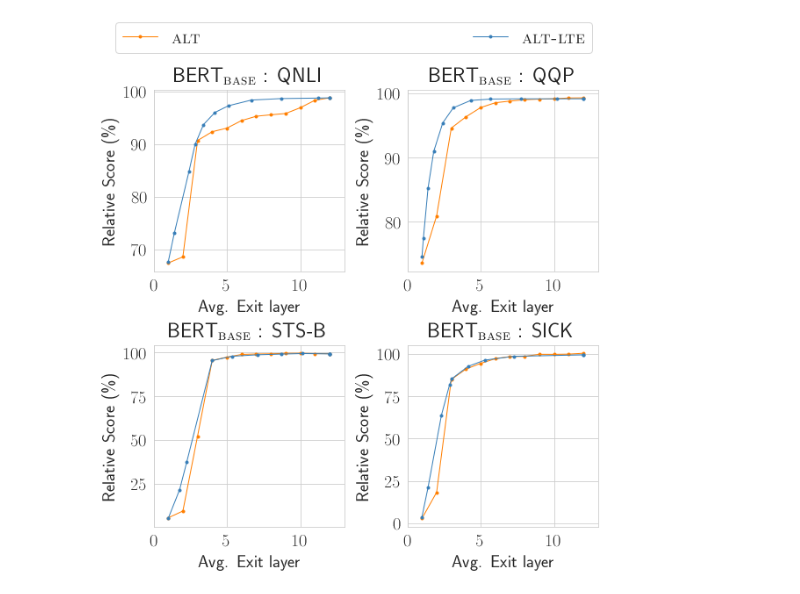
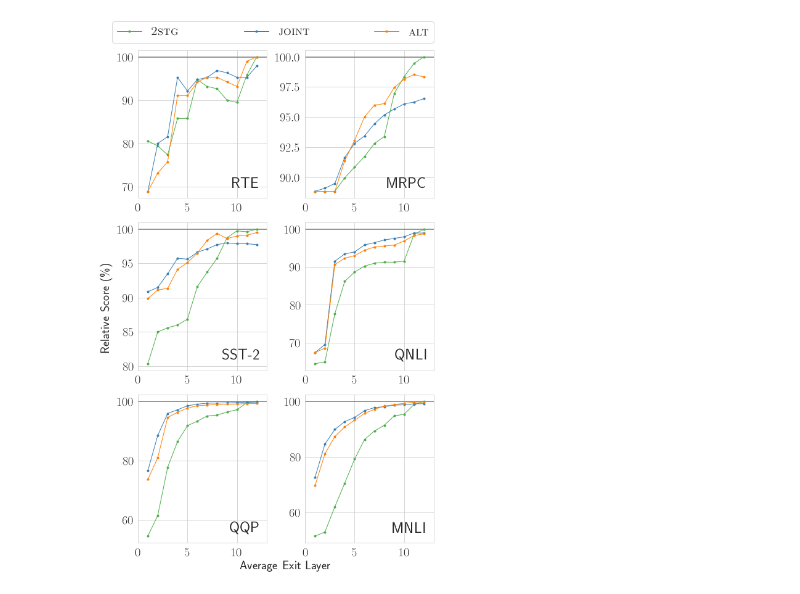
Before and after one commit to castorini/berxit, a Jupyter notebook: plotting/plot.ipynb, the cells around one changed output. Cells and saved outputs as stored; diff of their text form; code cells hidden in the pictures.

Commit message:
Update plotting (EACL camera ready)

```diff
--- a/plotting/plot.ipynb
+++ b/plotting/plot.ipynb
@@ -21,8 +21,8 @@ palette = {
 colors = {
     'two_stage': palette['green'],
     'all': palette['blue'],
-    'all_alternate': palette['orange'], 'alternate': palette['orange'],
-    'all_alternate-lte': palette['blue'], 'alternate-lte': palette['blue'],
+    'alternate': palette['orange'], 'alternate': palette['orange'],
+    'alternate-lte': palette['blue'], 'alternate-lte': palette['blue'],
     'self_distil': palette['blue'],
     'limit': palette['brown'],
 }
@@ -99,7 +99,7 @@ def plot_acc_by_layer(axis, data, ref_acc):
 # %%
 # Input arguments
 model = 'bert-base'
-plot_target = 2
+plot_target = 0
 testset = False
 
 model_formal_name = {
@@ -125,7 +125,7 @@ columns = 2
 original_model = model
 dual_model = False
 if plot_target == 0:
-    routines = ['two_stage', 'all', 'all_alternate']
+    routines = ['two_stage', 'all', 'alternate']
     if model in ['bert-base']:
         datasets = ['RTE', 'MRPC', 'SST-2', 'QNLI', 'QQP', 'MNLI']
     elif model in ['rna-base']:
@@ -138,13 +138,13 @@ if plot_target == 0:
     elif model in ['bnr-large']:
         # appendix
         datasets = ['MRPC', 'MRPC', 'SST-2', 'SST-2', 'MNLI', 'MNLI']
-        routines = ['two_stage', 'all_alternate', 'self_distil']
+        routines = ['two_stage', 'alternate', 'self_distil']
         dual_model = ['bert-large', 'roberta-large',
                       'bert-large', 'roberta-large',
                       'bert-large', 'roberta-large']
 
 elif plot_target == 1:
-    routines = ['all', 'all_alternate', 'limit']
+    routines = ['all', 'alternate', 'limit']
     if model in ['bert-base']:
         datasets = ['RTE', 'MRPC', 'SST-2', 'QNLI', 'QQP', 'MNLI']
     elif model in ['rna-base']:
@@ -180,7 +180,6 @@ fig, axes = plt.subplots(M, N, figsize=sizes)
 axes = axes.reshape([-1])
 
 
-
 # distilbert_data = DistilbertData()
 for i_dataset, dataset in enumerate(datasets):
     if dual_model:
@@ -203,7 +202,7 @@ for i_dataset, dataset in enumerate(datasets):
                 data_obj,
                 ref_acc
             )
-            if model == 'bert-base' and plot_target == 1 and routine == 'all_alternate':
+            if model == 'bert-base' and plot_target == 1 and routine == 'alternate':
                 db_data_obj = Data('distilbert-base', dataset, routine, testset=testset)
                 plot_acc_by_layer(
                     dataset_axis,
@@ -215,45 +214,52 @@ for i_dataset, dataset in enumerate(datasets):
 
     try:
         dataset_axis.set_xlim(0, data_obj.size+1)
 
         if i_dataset == 0 and plot_target != 3:
             dataset_axis.legend(
-                bbox_to_anchor=(-0.2, 1+legend_height/axes_height, 2.5, 0.1),
+                bbox_to_anchor=(-0.2, 0.85+legend_height/axes_height, 2.5, 0.1),
                 # xoffset, yoffset, width, height
                 bbox_transform=dataset_axis.transAxes,
                 # the unit of bbox will be proportion of axes
                 loc='lower left',
                 ncol=5,  # larger than needed
                 mode='expand',
                 borderaxespad=0.,
                 prop={'weight': 'bold'},
                 fontsize=15)
 
         model_name, model_size = model.split('-')
         model_name = model_formal_name[model_name]
         model_size = '\\textsubscript{\\textsc{' + model_size + '}}'
-        dataset_axis.set_title(
-            ('' if plot_target==3 else model_name + model_size + ' : ') \
-            + datasets[i_dataset]
-        )
-        dataset_axis.set_xlabel(
-            ('Avg. ' if plot_target in [1, 2] else '') +
-            'Exit layer'
-        )
-        dataset_axis.set_ylabel(('Relative ' if RELATIVE else '') + 'Score (\\%)')
+#         dataset_axis.set_title(
+#             ('' if plot_target==3 else model_name + model_size + ' : ') \
+#             + datasets[i_dataset]
+#         )
+#         dataset_axis.set_xlabel(
+#             ('Avg. ' if plot_target in [1, 2] else '') +
+#             'Exit layer'
+#         )
+#         dataset_axis.set_ylabel(('Relative ' if RELATIVE else '') + 'Score (\\%)')
+        dataset_axis.text(0.95, 0.05, datasets[i_dataset],
+                          fontsize=25,
+                          ha='right', va='bottom', transform=dataset_axis.transAxes)
+        if plot_target <=1 and model in ['bert-base', 'rna-base'] :
+            dataset_axis.hlines(y=100, xmin=0, xmax=13, colors='grey')
         if plot_target == 3:
             dataset_axis.set_xticks([6, 12, 18, 24])
             dataset_axis.set_xticklabels([6, 12, 18, 24])
             dataset_axis.set_ylim(bottom=75)
         if plot_target == 0 and original_model in ['roberta-base', 'albert-base']:
             dataset_axis.set_ylim(35, 105)
     except NameError:
         pass
 
+fig.text(0.53, 0.01, 'Average Exit Layer',
+         ha='center')
+fig.text(0.01, 0.47, ('Relative ' if RELATIVE else '') + 'Score (\\%)',
+         va='center', rotation=90)
 
-
-plt.tight_layout(pad=0.2, h_pad=0.5, w_pad=0.5)
-# plt.show()
-plt.savefig(f'{original_model}-{plot_target_name[plot_target]}.pdf')
+plt.tight_layout(pad=1.3, h_pad=0.5, w_pad=0.5)
+plt.savefig(f'figs/{original_model}-{plot_target_name[plot_target]}.pdf')
 # %% [output]
-[figure, old version]
+[figure, new version]
```
Also changed, not shown: 5 other files.
